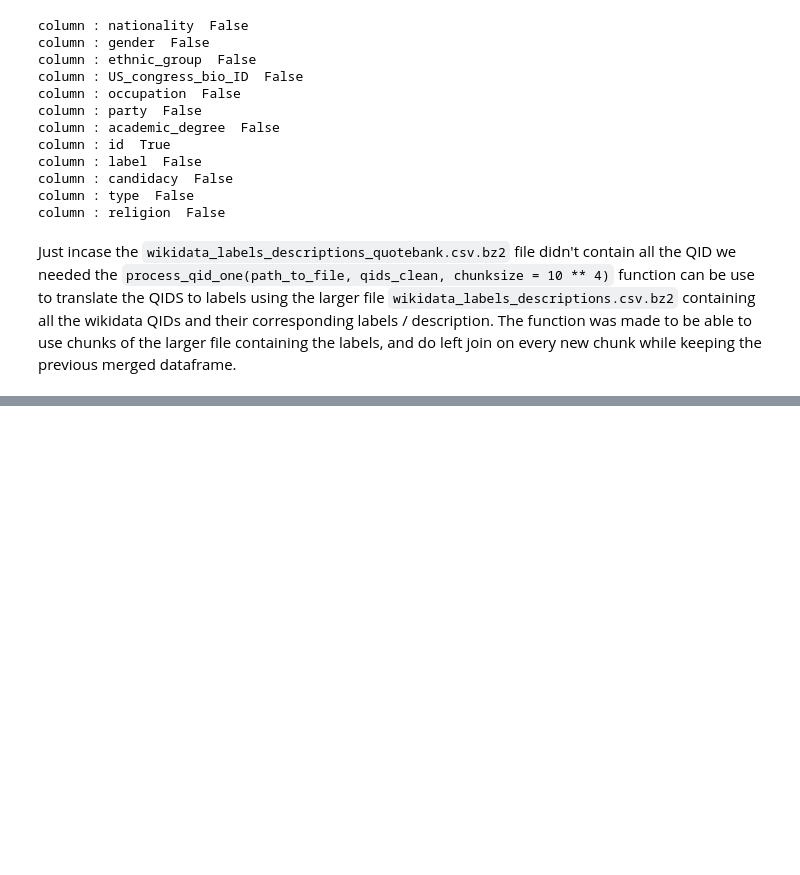
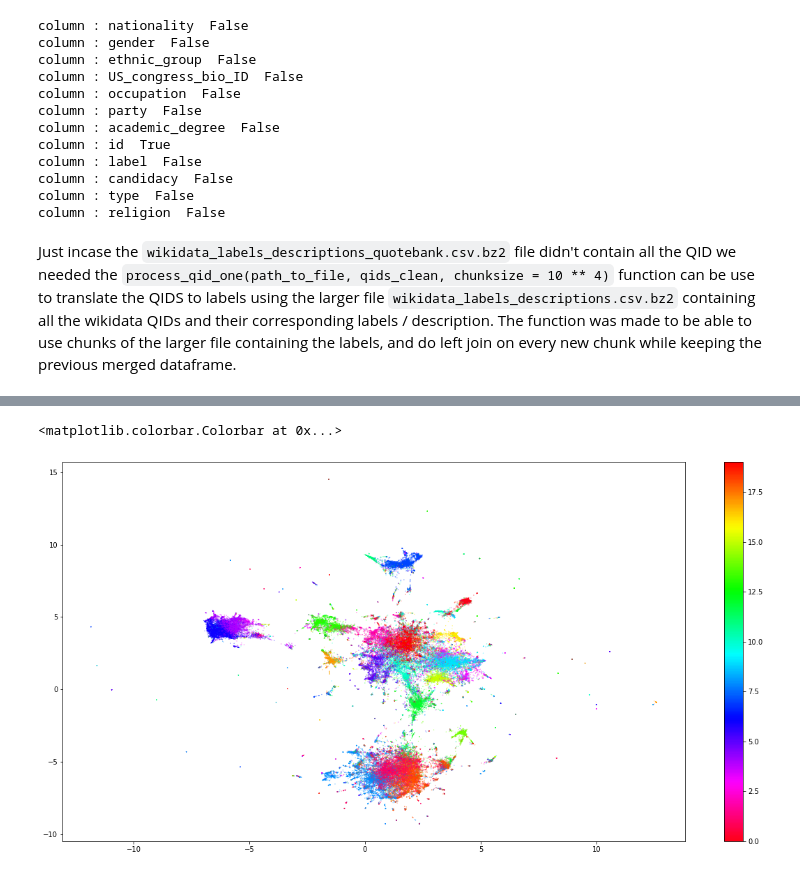
Before and after one commit to galannp/milestone_2, a Jupyter notebook: Milestone_2_main_notebook.ipynb, the cells around one changed output, grey strips where cells are left out. Drawn from its saved outputs; the diff is of its cells as text; code cells hidden in the pictures; blank space fills up the shorter version.

Commit message:
Added topic modeling to milestone2 notebook

```diff
--- a/Milestone_2_main_notebook.ipynb
+++ b/Milestone_2_main_notebook.ipynb
@@ -584,0 +581,15 @@ Just incase the `wikidata_labels_descriptions_quotebank.csv.bz2` file didn't con
+# %%
+# Perform data encoding before clustering
+embedder = SentenceTransformer('all-MiniLM-L6-v2')
+embeddings = embedder.encode(df['quotation'], show_progress_bar=True)
+df_embeddings = embedder.encode(df['quotation'])
+# %%
+# Perform kmean clustering with 20 clusters
+num_clusters_20 = 20 #to be determined
+clustering_model_20 = KMeans(n_clusters=num_clusters_20)
+clustering_model_20.fit(df_embeddings)
+cluster_assignment_20 = clustering_model_20.labels_
+
+clustered_sentences_20 = [[] for i in range(num_clusters_20)]
+for sentence_id, cluster_id in enumerate(cluster_assignment_20):
+    clustered_sentences_20[cluster_id].append(df['quotation'][sentence_id])
@@ -584,0 +690,16 @@ Just incase the `wikidata_labels_descriptions_quotebank.csv.bz2` file didn't con
+# %%
+# Prepare data
+umap_data = umap.UMAP(n_neighbors=15, n_components=2, min_dist=0.0, metric='cosine').fit_transform(embeddings)
+result = pd.DataFrame(umap_data, columns=['x', 'y'])
+result['labels'] = clustering_model_20.labels_
+
+# Visualize clusters
+fig, ax = plt.subplots(figsize=(20, 10))
+outliers = result.loc[result.labels == -1, :]
+clustered = result.loc[result.labels != -1, :]
+plt.scatter(outliers.x, outliers.y, color='#BDBDBD', s=0.05)
+plt.scatter(clustered.x, clustered.y, c=clustered.labels, s=0.05, cmap='hsv_r')
+plt.colorbar()
+# %% [output]
+<matplotlib.colorbar.Colorbar at 0x...>
+[figure, added]
```
Also changed, not shown: parts of 12 cells of this notebook.
